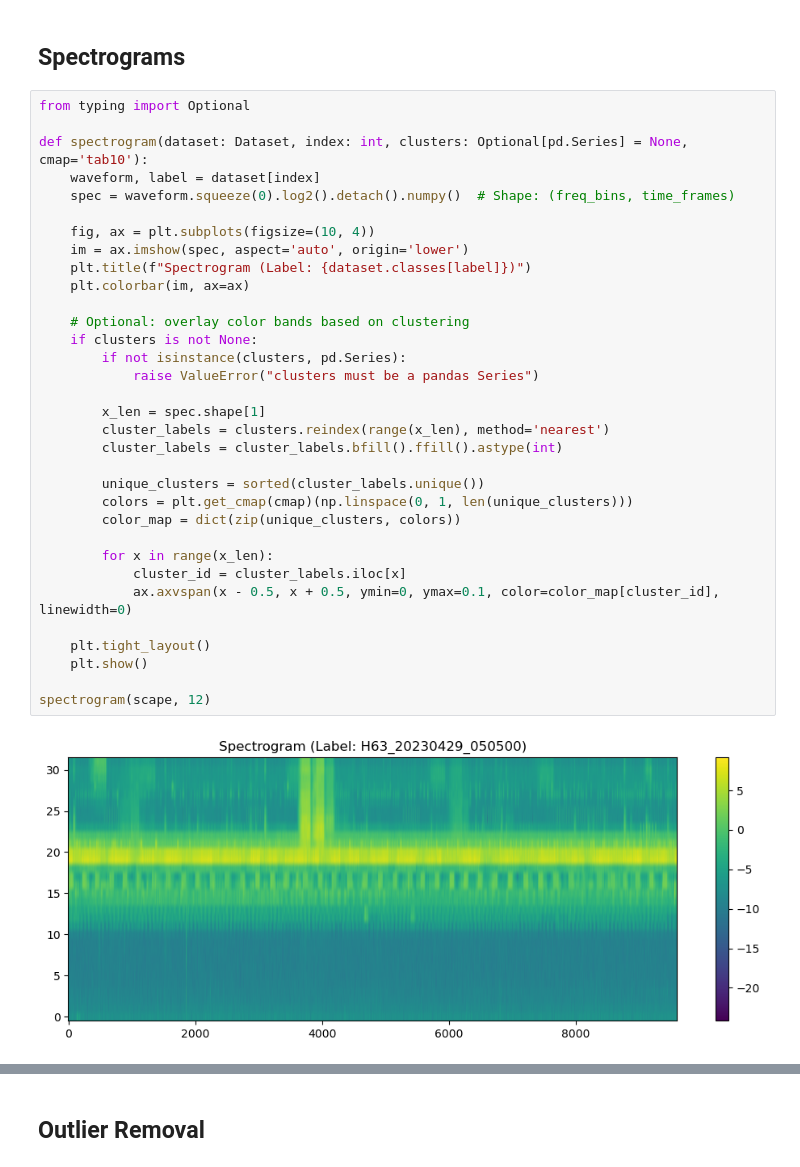
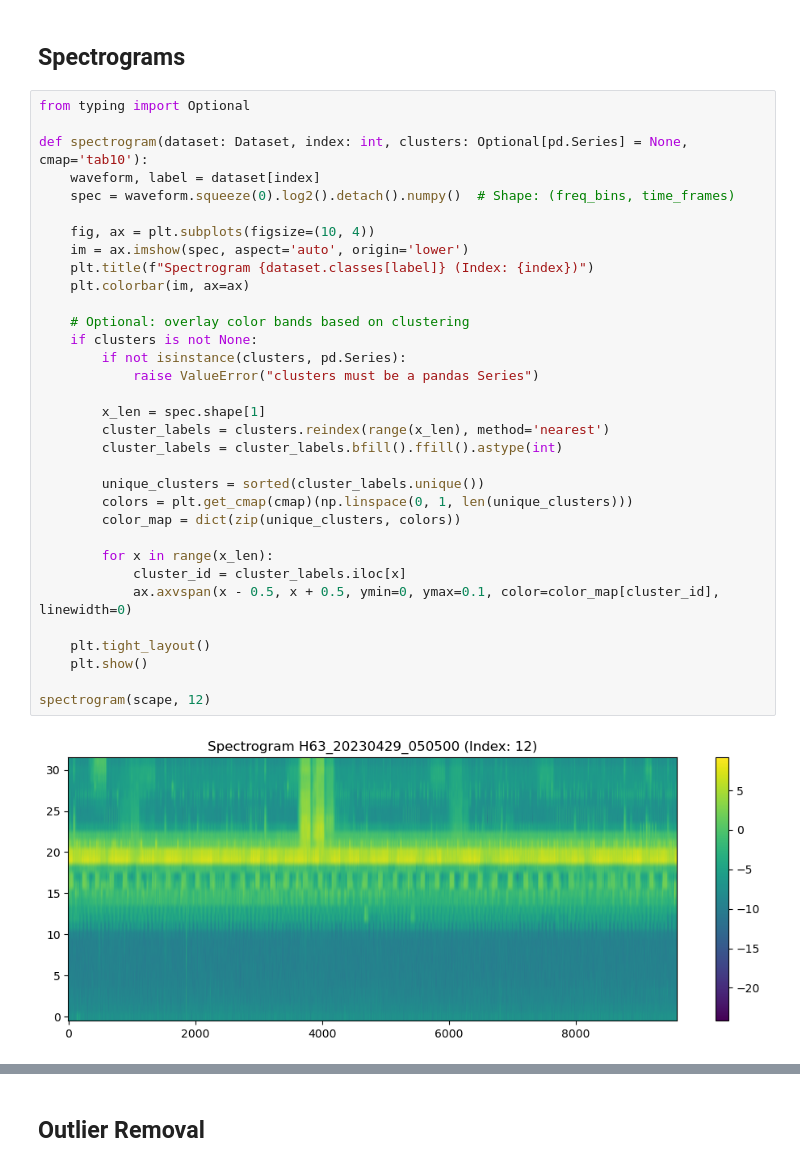
Before and after one commit to quercia-dev/birdclef2025, a Jupyter notebook: 01_Exploratory.ipynb, the cells around one changed output, grey strips where cells are left out. Saved outputs shown, nothing was run; the diff lists cells and outputs as text.

```diff
--- a/01_Exploratory.ipynb
+++ b/01_Exploratory.ipynb
@@ -390,32 +423,32 @@ from typing import Optional
 def spectrogram(dataset: Dataset, index: int, clusters: Optional[pd.Series] = None, cmap='tab10'):
     waveform, label = dataset[index]
     spec = waveform.squeeze(0).log2().detach().numpy()  # Shape: (freq_bins, time_frames)
 
     fig, ax = plt.subplots(figsize=(10, 4))
     im = ax.imshow(spec, aspect='auto', origin='lower')
-    plt.title(f"Spectrogram (Label: {dataset.classes[label]})")
+    plt.title(f"Spectrogram {dataset.classes[label]} (Index: {index})")
     plt.colorbar(im, ax=ax)
 
     # Optional: overlay color bands based on clustering
     if clusters is not None:
         if not isinstance(clusters, pd.Series):
             raise ValueError("clusters must be a pandas Series")
 
         x_len = spec.shape[1]
         cluster_labels = clusters.reindex(range(x_len), method='nearest')
         cluster_labels = cluster_labels.bfill().ffill().astype(int)
 
         unique_clusters = sorted(cluster_labels.unique())
         colors = plt.get_cmap(cmap)(np.linspace(0, 1, len(unique_clusters)))
         color_map = dict(zip(unique_clusters, colors))
 
         for x in range(x_len):
             cluster_id = cluster_labels.iloc[x]
             ax.axvspan(x - 0.5, x + 0.5, ymin=0, ymax=0.1, color=color_map[cluster_id], linewidth=0)
 
     plt.tight_layout()
     plt.show()
 
 spectrogram(scape, 12)
 # %% [output]
-[figure, old version]
+[figure, new version]
```
Also changed, not shown: parts of 14 cells of this notebook, 9 other files.
